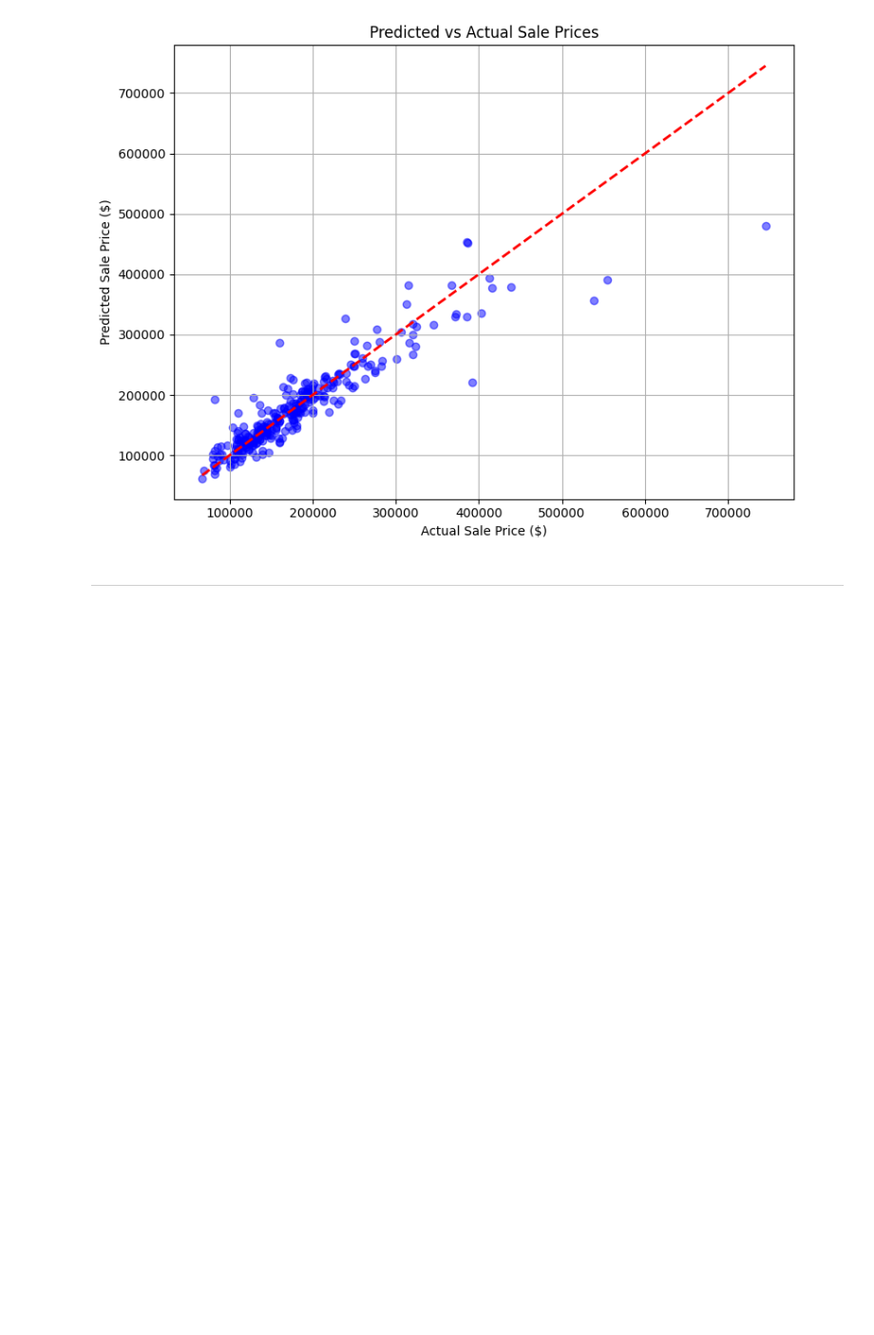
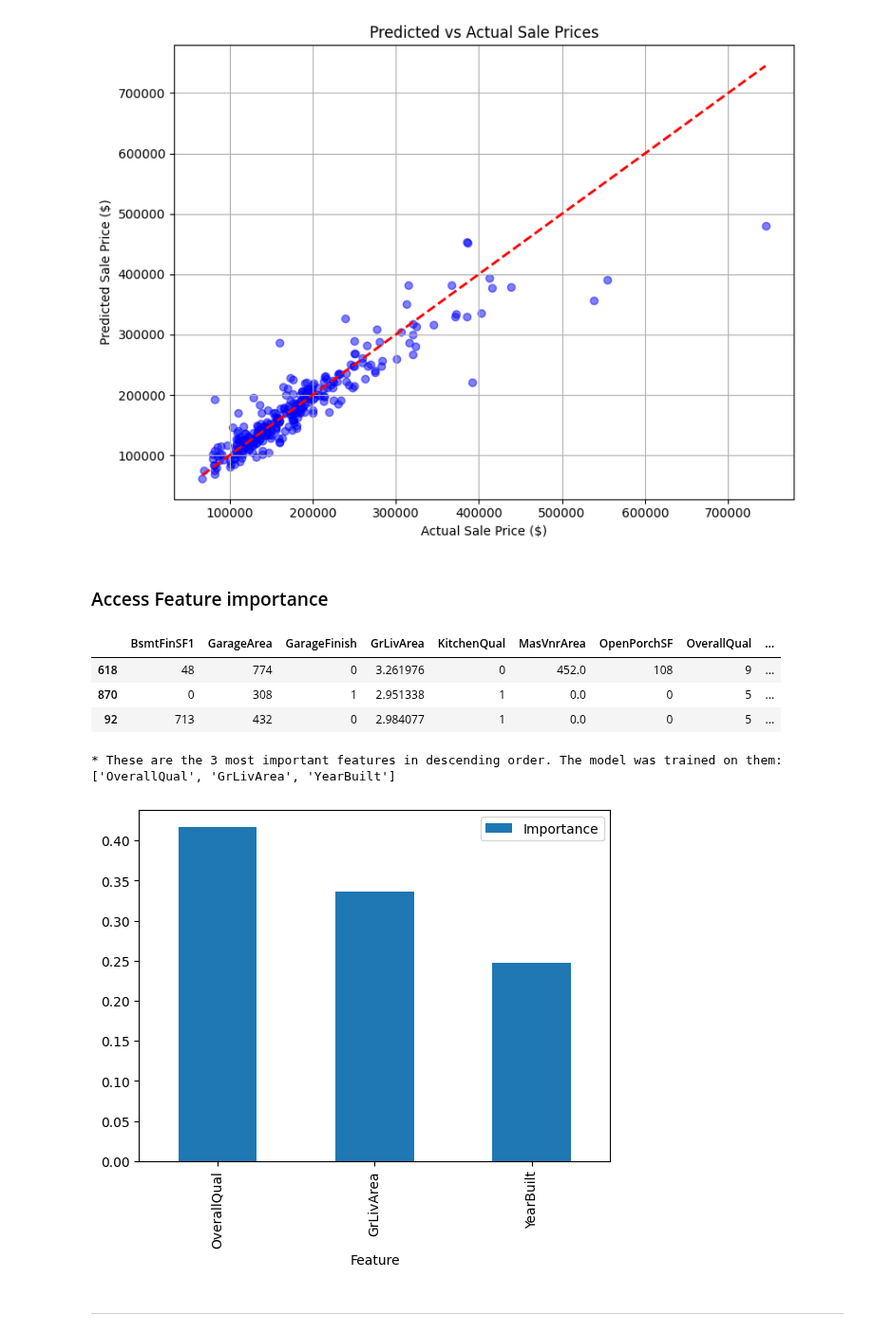
Before and after one commit to Fl0W97/ci-c5-housing-market-prices, a Jupyter notebook: jupyter_notebooks/04_modeling_and_evaluation_regression.ipynb, the cells around one changed output. Shown at 95% size. Cells and saved outputs as stored; diff of their text form; code cells hidden in the pictures; blank space fills up the shorter version.

```diff
--- a/jupyter_notebooks/04_modeling_and_evaluation_regression.ipynb
+++ b/jupyter_notebooks/04_modeling_and_evaluation_regression.ipynb
@@ -612,6 +635,52 @@ plt.tight_layout()
 plt.show()
 # %% [output]
 [figure]
+# %% [markdown]
+### Access Feature importance
+# %%
+X_train.head(3)
+# %% [output]
+|  | BsmtFinSF1 | GarageArea | GarageFinish | GrLivArea | KitchenQual | MasVnrArea | OpenPorchSF | OverallQual | ... |
+| 618 | 48 | 774 | 0 | 3.261976 | 0 | 452.0 | 108 | 9 | ... |
+| 870 | 0 | 308 | 1 | 2.951338 | 1 | 0.0 | 0 | 5 | ... |
+| 92 | 713 | 432 | 0 | 2.984077 | 1 | 0.0 | 0 | 5 | ... |
+# %%
+# Feat Selection
+from sklearn.ensemble import ExtraTreesRegressor
+from sklearn.preprocessing import StandardScaler
+from sklearn.feature_selection import SelectFromModel
+import pandas as pd
+import matplotlib.pyplot as plt
+
+# Wrap the model inside your pipeline
+pipeline_regressor = PipelineRegressor(ExtraTreesRegressor(n_estimators=100, random_state=42))
+
+#Fit model
+pipeline_regressor.fit(X_train, y_train)
+
+feat_selector = pipeline_regressor.named_steps['feat_selection']
+model = pipeline_regressor.named_steps['model']
+
+# create DataFrame to display feature importance
+df_feature_importance = (pd.DataFrame(data={
+    'Feature': X_train.columns[feat_selector.get_support()],
+    'Importance': model.feature_importances_})
+    .sort_values(by='Importance', ascending=False)
+)
+
+# Get list of important features
+best_features = df_feature_importance['Feature'].to_list()
+
+# Most important features statement and plot
+print(f"* These are the {len(best_features)} most important features in descending order. "
+      f"The model was trained on them: \n{df_feature_importance['Feature'].to_list()}")
+
+df_feature_importance.plot(kind='bar', x='Feature', y='Importance')
+plt.show()
+# %% [output]
+* These are the 3 most important features in descending order. The model was trained on them:
+['OverallQual', 'GrLivArea', 'YearBuilt']
+[figure, added]
 # %% [markdown]
 ---
 # %% [markdown]
```
Also changed, not shown: parts of 73 cells of this notebook, 13 other files.
